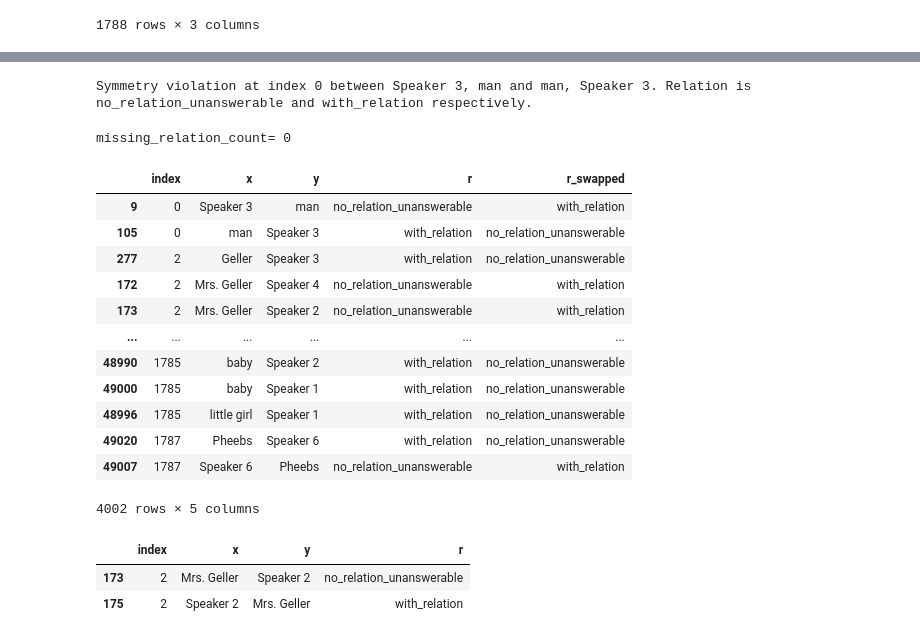
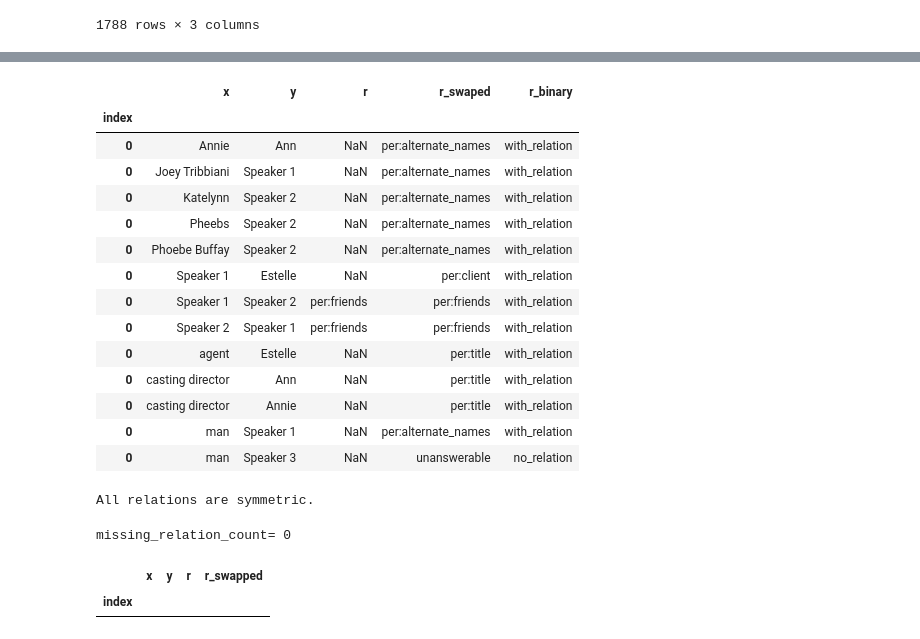
Before and after one commit to murilobellatini/RelNetCare, a Jupyter notebook: reports/dialogre-validate-symmetry-binary-relations.ipynb, the cells around one changed output, grey strips where cells are left out. Cells and saved outputs as stored; diff of their text form; code cells hidden in the pictures.

```diff
--- a/reports/dialogre-validate-symmetry-binary-relations.ipynb
+++ b/reports/dialogre-validate-symmetry-binary-relations.ipynb
@@ -54,0 +130,4 @@ tmp
+# %%
+merged_df = tmp2.reset_index().merge(tmp, on=['index', 'x', 'y'], how='left')
+merged_df.set_index('index', inplace=True)
+merged_df
@@ -54,0 +149,3 @@ tmp
+# %%
+tmp3 = tmp.rename({'x': 'y', 'y': 'x', 'r': 'r_swaped'}, axis=1)
+tmp3
@@ -54,0 +166,4 @@ tmp
+# %%
+merged_df2 = merged_df.reset_index().merge(tmp3, on=['index', 'x', 'y'], how='left')
+merged_df2.set_index('index', inplace=True)
+merged_df2.loc[0]
@@ -55,8 +185,46 @@ tmp
+# %%
+import numpy as np
+
+def extract_binary_relation(row):
+    if row['r'] == 'unanswerable' or row['r_swaped'] == 'unanswerable' :
+        return 'no_relation'
+    elif pd.isnull(row['r']) and pd.isnull(row['r_swaped']):
+        return 'no_relation'
+    elif not pd.isnull(row['r']) and pd.isnull(row['r_swaped']):
+        return 'with_relation'
+    elif pd.isnull(row['r']) and not pd.isnull(row['r_swaped']):
+        return 'with_relation'
+    elif not pd.isnull(row['r']) and not pd.isnull(row['r_swaped']):
+        return 'with_relation'
+    else:
+        return 'UNKNOWN'
+
+merged_df2['r_binary'] = merged_df2.apply(extract_binary_relation, axis=1)
+
+mask2 = ~merged_df2['r_swaped'].isna()
+merged_df2[mask2].loc[0].sort_values(['x', 'y'])
+# %% [output]
+|  | x | y | r | r_swaped | r_binary |
+| index |  |  |  |  |  |
+| 0 | Annie | Ann | NaN | per:alternate_names | with_relation |
+| 0 | Joey Tribbiani | Speaker 1 | NaN | per:alternate_names | with_relation |
+| 0 | Katelynn | Speaker 2 | NaN | per:alternate_names | with_relation |
+| 0 | Pheebs | Speaker 2 | NaN | per:alternate_names | with_relation |
+| 0 | Phoebe Buffay | Speaker 2 | NaN | per:alternate_names | with_relation |
+| 0 | Speaker 1 | Estelle | NaN | per:client | with_relation |
+| 0 | Speaker 1 | Speaker 2 | per:friends | per:friends | with_relation |
+| 0 | Speaker 2 | Speaker 1 | per:friends | per:friends | with_relation |
+| 0 | agent | Estelle | NaN | per:title | with_relation |
+| 0 | casting director | Ann | NaN | per:title | with_relation |
+| 0 | casting director | Annie | NaN | per:title | with_relation |
+| 0 | man | Speaker 1 | NaN | per:alternate_names | with_relation |
+| 0 | man | Speaker 3 | NaN | unanswerable | no_relation |
 # %%
 import pandas as pd
 
 # Assuming tmp is your DataFrame
-grouped = tmp.groupby(['index'])
+tmp = merged_df2[['x', 'y', 'r_binary']].rename({'r_binary': 'r'}, axis=1).copy()
+grouped = tmp.groupby('index')
 
 symmetric = True
 for name, group in grouped:
@@ -76,47 +244,27 @@ for name, group in grouped:
 if symmetric:
     print("All relations are symmetric.")
 # %% [output]
-Symmetry violation at index 0 between Speaker 3, man and man, Speaker 3. Relation is no_relation_unanswerable and with_relation respectively.
+All relations are symmetric.
 # %%
 import pandas as pd
 
 # Assuming tmp is your DataFrame
+tmp = merged_df2[['x', 'y', 'r_binary']].rename({'r_binary': 'r'}, axis=1).copy()
 swapped = tmp.copy()
 swapped.rename(columns={"x": "y", "y": "x"}, inplace=True)
 merged = pd.merge(tmp, swapped, on=['index', 'x', 'y'], how='outer', suffixes=('', '_swapped'))
 
 # Create mask
 mask = merged['r'] != merged['r_swapped']
 
 # Display all rows where 'r' values are not symmetric
 non_symmetric_rows = merged[mask]
 
 missing_relation_count = non_symmetric_rows.r_swapped.isna().sum()
 print('missing_relation_count=',missing_relation_count)
 
 non_symmetric_rows.sort_values(['index', 'x'])
 # %% [output]
 missing_relation_count= 0
-|  | index | x | y | r | r_swapped |
-| 9 | 0 | Speaker 3 | man | no_relation_unanswerable | with_relation |
-| 105 | 0 | man | Speaker 3 | with_relation | no_relation_unanswerable |
-| 277 | 2 | Geller | Speaker 3 | with_relation | no_relation_unanswerable |
-| 172 | 2 | Mrs. Geller | Speaker 4 | no_relation_unanswerable | with_relation |
-| 173 | 2 | Mrs. Geller | Speaker 2 | no_relation_unanswerable | with_relation |
-| ... | ... | ... | ... | ... | ... |
-| 48990 | 1785 | baby | Speaker 2 | with_relation | no_relation_unanswerable |
-| 49000 | 1785 | baby | Speaker 1 | with_relation | no_relation_unanswerable |
-| 48996 | 1785 | little girl | Speaker 1 | with_relation | no_relation_unanswerable |
-| 49020 | 1787 | Pheebs | Speaker 6 | with_relation | no_relation_unanswerable |
-| 49007 | 1787 | Speaker 6 | Pheebs | no_relation_unanswerable | with_relation |
+|  | x | y | r | r_swapped |
+| index |  |  |  |  |
-4002 rows × 5 columns
-# %%
-row_idx = 173
-tmp2 = non_symmetric_rows.loc[row_idx]
-idx, x, y = tmp2['index'], tmp2['x'], tmp2['y']
-mask = (tmp['index'] == 2) & ((tmp['x'] == x) & (tmp['y'] == y) | (tmp['x'] == y) & (tmp['y'] == x))
-tmp[mask]
-# %% [output]
-|  | index | x | y | r |
-| 173 | 2 | Mrs. Geller | Speaker 2 | no_relation_unanswerable |
-| 175 | 2 | Speaker 2 | Mrs. Geller | with_relation |
```
Also changed, not shown: parts of 25 cells of this notebook.
